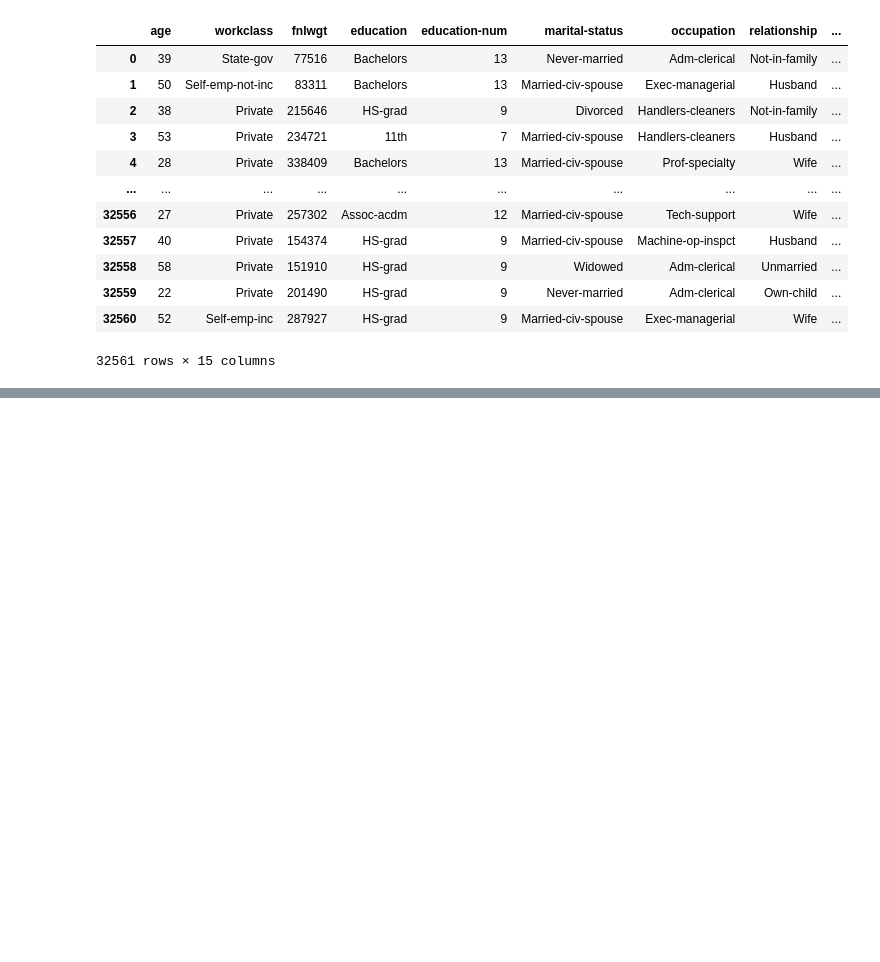
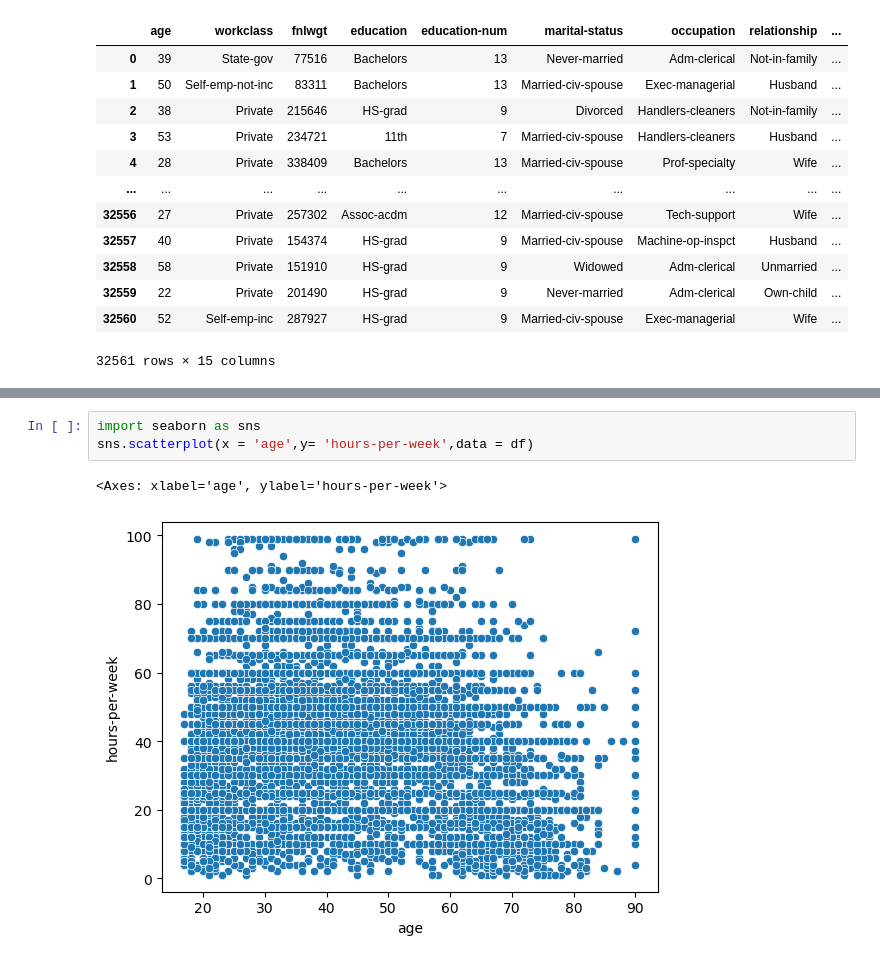
Before and after one commit to Shivacharan16/Data-Analytics-, a Jupyter notebook: EDA.ipynb, the cells around one changed output, grey strips where cells are left out. Saved outputs shown, nothing was run; the diff lists cells and outputs as text; blank space fills up the shorter version.

```diff
--- a/EDA.ipynb
+++ b/EDA.ipynb
@@ -367,0 +491,6 @@ df[(df.age>20) | (df.age<40)]
+# %%
+import seaborn as sns
+sns.scatterplot(x = 'age',y= 'hours-per-week',data = df)
+# %% [output]
+<Axes: xlabel='age', ylabel='hours-per-week'>
+[figure, added]
```
Also changed, not shown: parts of 29 cells of this notebook.
